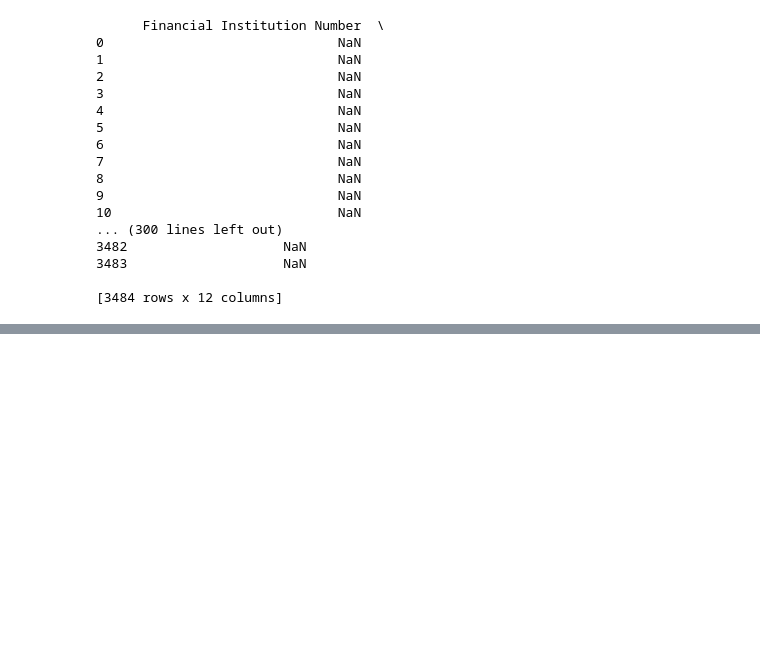
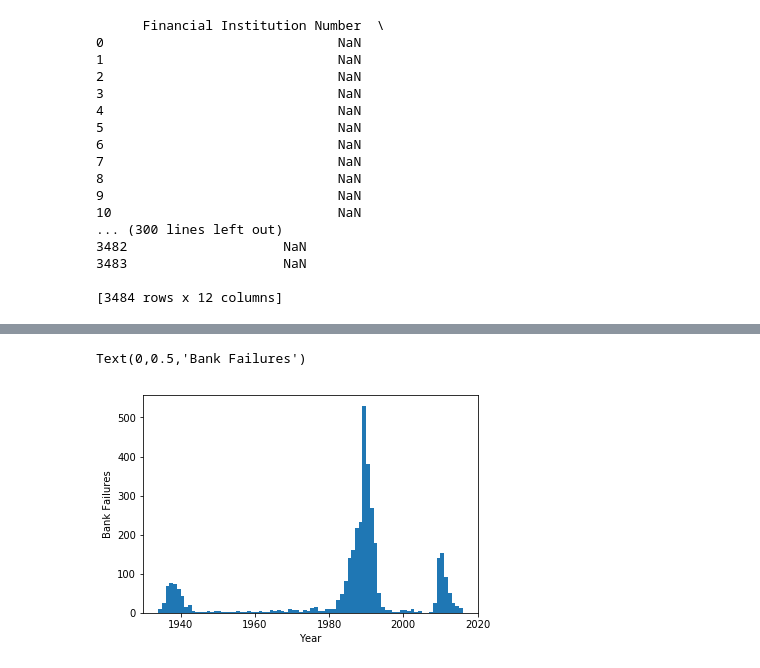
Before and after one commit to bar10009/Thinkful-Capstone-, a Jupyter notebook: Capstone Project 2018.ipynb, the cells around one changed output, grey strips where cells are left out. Cells and saved outputs as stored; diff of their text form; code cells hidden in the pictures; blank space fills up the shorter version.

```diff
--- a/Capstone Project 2018.ipynb
+++ b/Capstone Project 2018.ipynb
@@ -95,2 +96,0 @@ array(['FDIC', 'FSLIC', 'RTC', 'BIF', 'SAIF', 'DIF'], dtype=object)
-# %%
-banks['liquidity'] = banks['Total Deposits']/banks['Total Assets'] * 100
@@ -133,4 +96,0 @@ banks_sorted.head()
-# %%
-banks['Failure Date']=pd.to_datetime(banks['Failure Date'],infer_datetime_format=True)
-# %%
-banks['Failure Year']=banks['Failure Date'].apply(lambda x: x.year)
@@ -136,0 +117,7 @@ banks['Failure Year']=banks['Failure Date'].apply(lambda x: x.year)
+# %%
+plt.hist(banks['Failure Year'], bins=range(1934,2017))
+plt.xlabel('Year')
+plt.ylabel('Bank Failures')
+# %% [output]
+Text(0,0.5,'Bank Failures')
+[figure, added]
```
Also changed, not shown: parts of 33 cells of this notebook.
